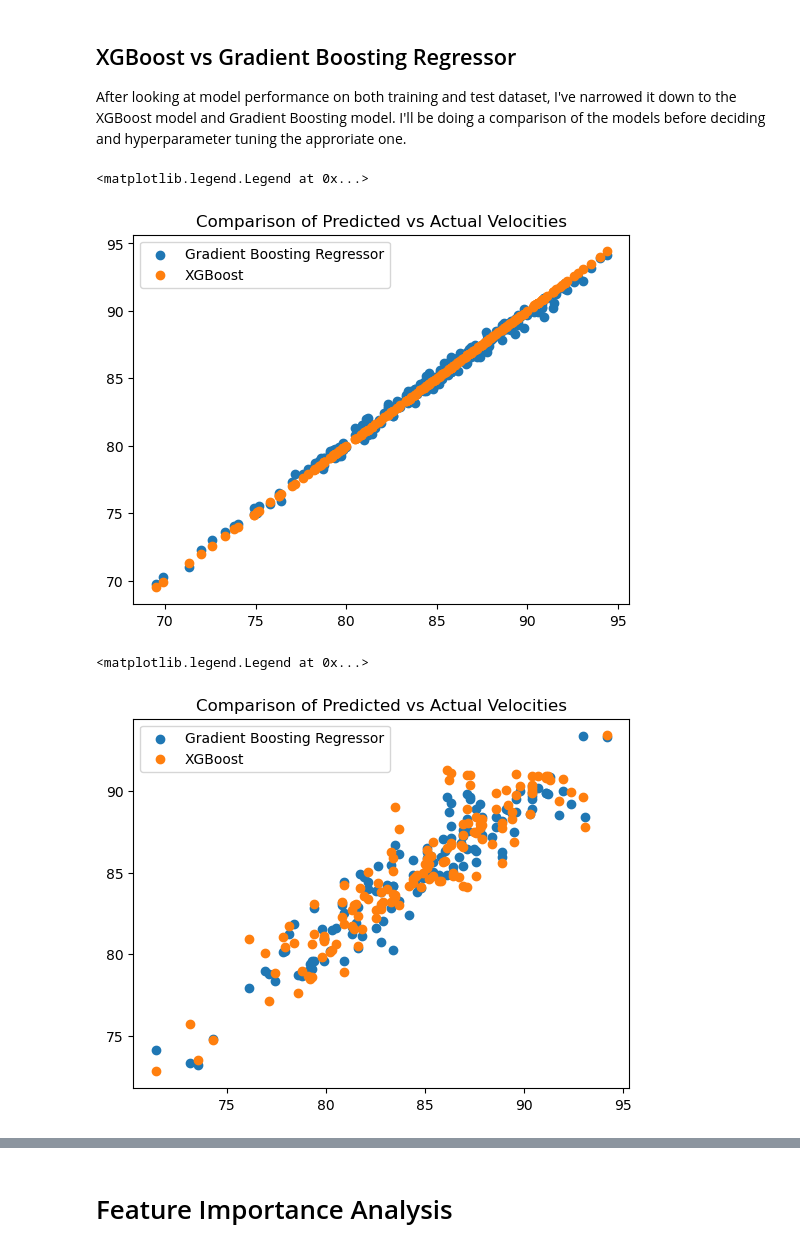
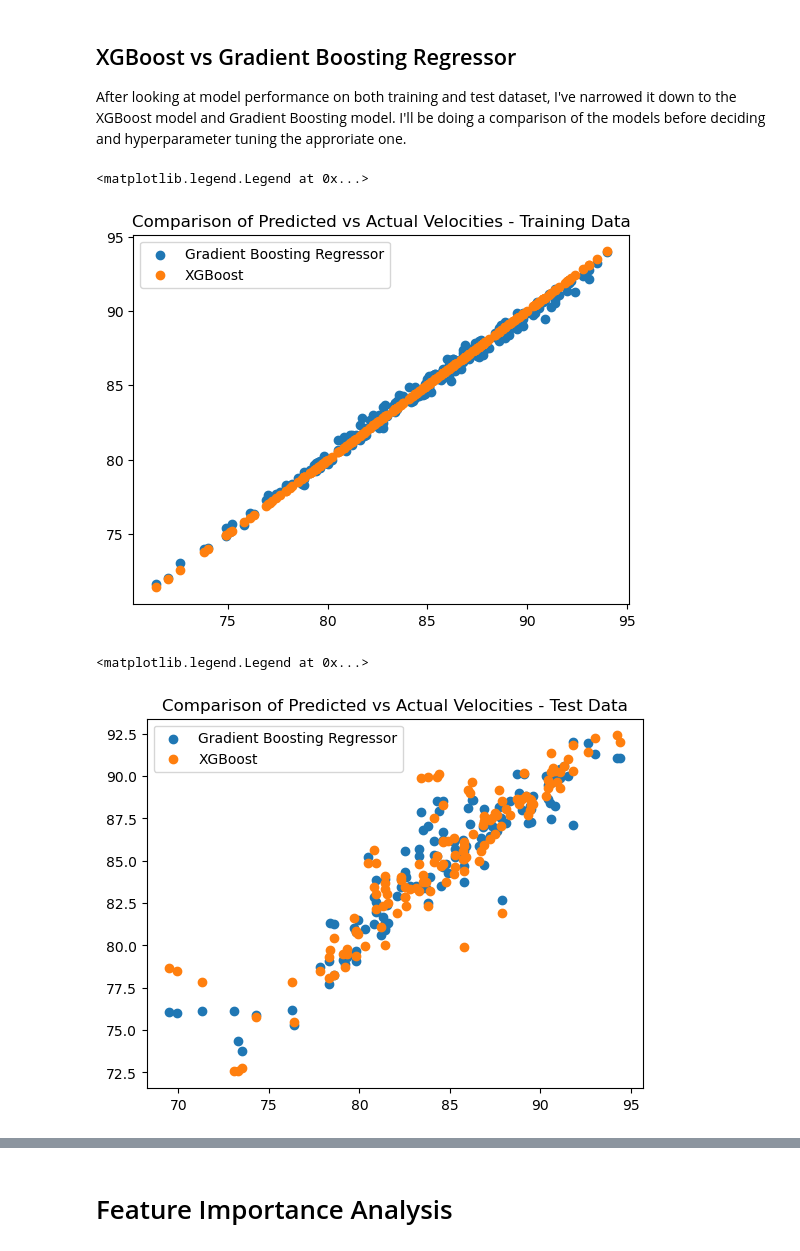
Before and after one commit to jisoawe/Biomech_Pitch_Velo_Prediction, a Jupyter notebook: Biomech_Velo_Prediction.ipynb, the cells around one changed output, grey strips where cells are left out. Saved outputs shown, nothing was run; the diff lists cells and outputs as text; code cells hidden in the pictures.

```diff
--- a/Biomech_Velo_Prediction.ipynb
+++ b/Biomech_Velo_Prediction.ipynb
@@ -184,7 +147,7 @@ X = encoded_data.drop(['pitch_speed_mph'], axis = 1)
 # %% [markdown]
 # Model Comparisions
 # %%
-X_train, X_test, y_train, y_test = train_test_split(X, y, test_size = 0.35, random_state = 22)
+X_train, X_test, y_train, y_test = train_test_split(X, y, test_size = 0.33, random_state = 123)
 # %% [markdown]
 ## Random Forest
 # %%
@@ -284,20 +247,20 @@ After looking at model performance on both training and test dataset, I've narro
 # %%
 # Plotting comaparison of predicted velo vs actual
 plt.figure()
-plt.title('Comparison of Predicted vs Actual Velocities')
+plt.title('Comparison of Predicted vs Actual Velocities - Training Data')
 plt.scatter(y_train, model_GBR.predict(X_train), label = "Gradient Boosting Regressor")
 plt.scatter(y_train, model_XGBR.predict(X_train), label = "XGBoost")
 plt.legend()
 # %% [output]
 <matplotlib.legend.Legend at 0x...>
-[figure, old version]
+[figure, new version]
 # %%
 plt.figure()
-plt.title('Comparison of Predicted vs Actual Velocities')
-plt.scatter(y_test, model_GBR.predict(X_test), label = "Gradient Boosting Regressor")
-plt.scatter(y_test, model_XGBR.predict(X_test), label = "XGBoost")
+plt.title('Comparison of Predicted vs Actual Velocities - Test Data')
+plt.scatter(y_test, y_pred_gbr, label = "Gradient Boosting Regressor")
+plt.scatter(y_test, y_pred_XGB, label = "XGBoost")
 plt.legend()
 # %% [output]
 <matplotlib.legend.Legend at 0x...>
-[figure, old version]
+[figure, new version]
 # %% [markdown]
```
Also changed, not shown: parts of 21 cells of this notebook.
